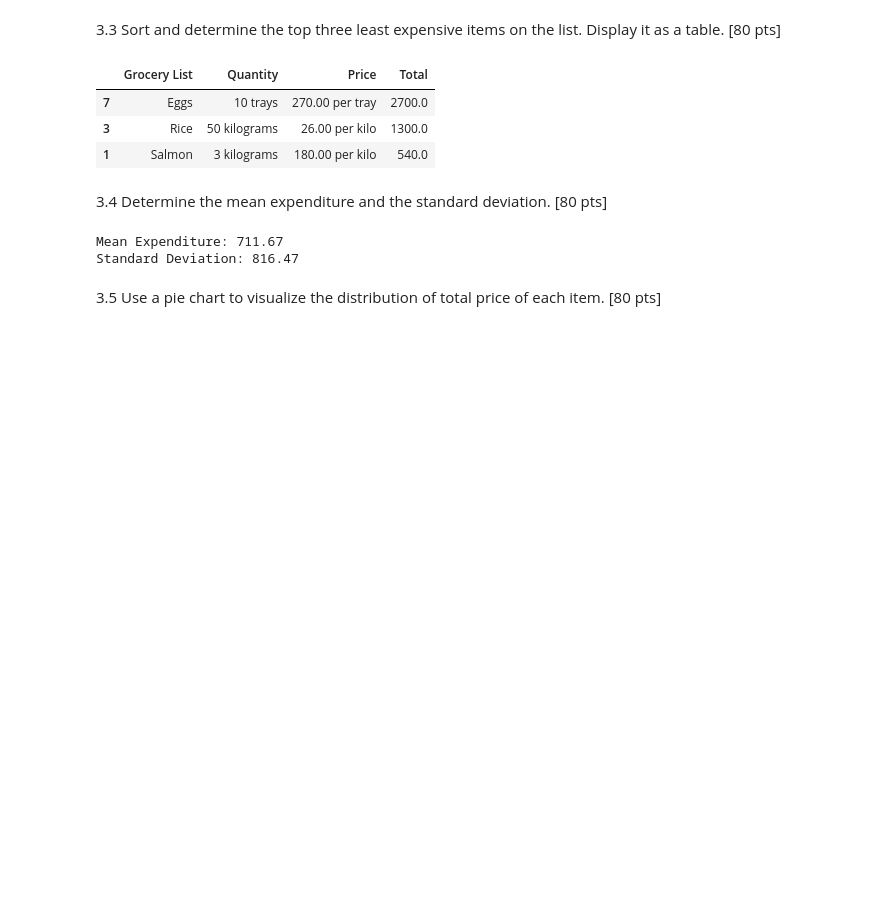
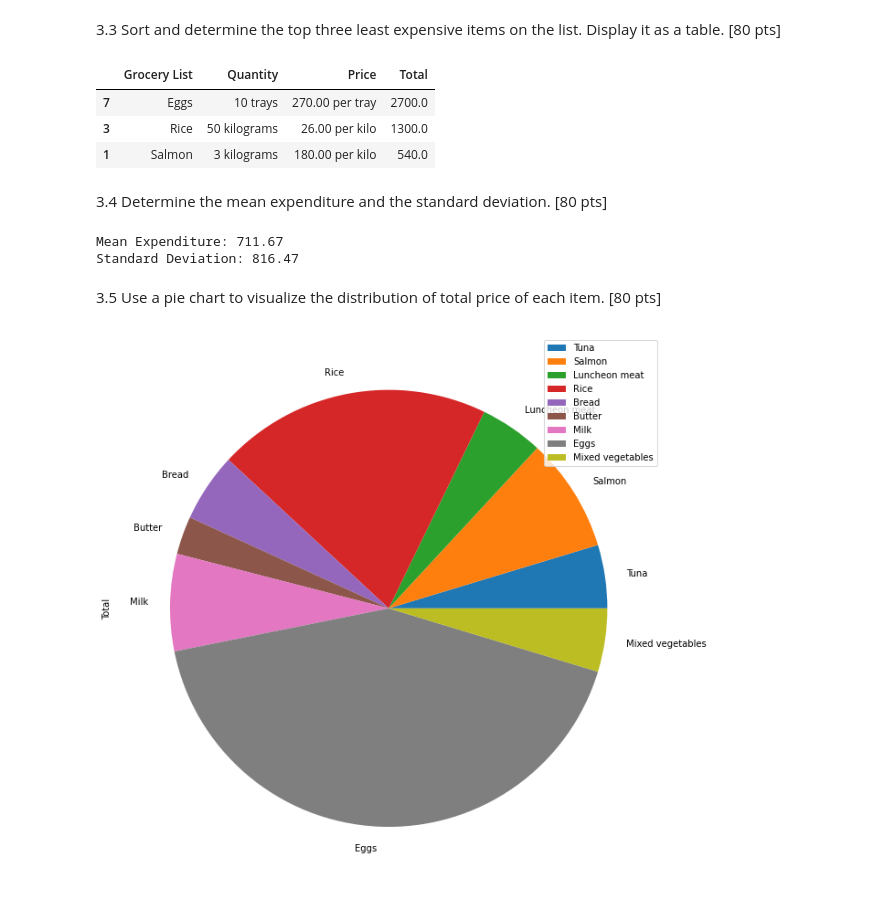
Before and after one commit to cjfaeldonea/DSS-DataChallenge_1, a Jupyter notebook: C1-UPDSS-[TEAM NAME].ipynb, the cells around one changed output. Saved outputs shown, nothing was run; the diff lists cells and outputs as text; code cells hidden in the pictures; blank space fills up the shorter version.

```diff
--- a/C1-UPDSS-[TEAM NAME].ipynb
+++ b/C1-UPDSS-[TEAM NAME].ipynb
@@ -93,3 +93,7 @@ Mean Expenditure: 711.67
 Standard Deviation: 816.47
 # %% [markdown]
 3.5 Use a pie chart to visualize the distribution of total price of each item. [80 pts]
+# %%
+pie = dataFrame.plot.pie(y='Total', labels = dataFrame['Grocery List'], figsize=(11,11))
+# %% [output]
+[figure, added]
```
